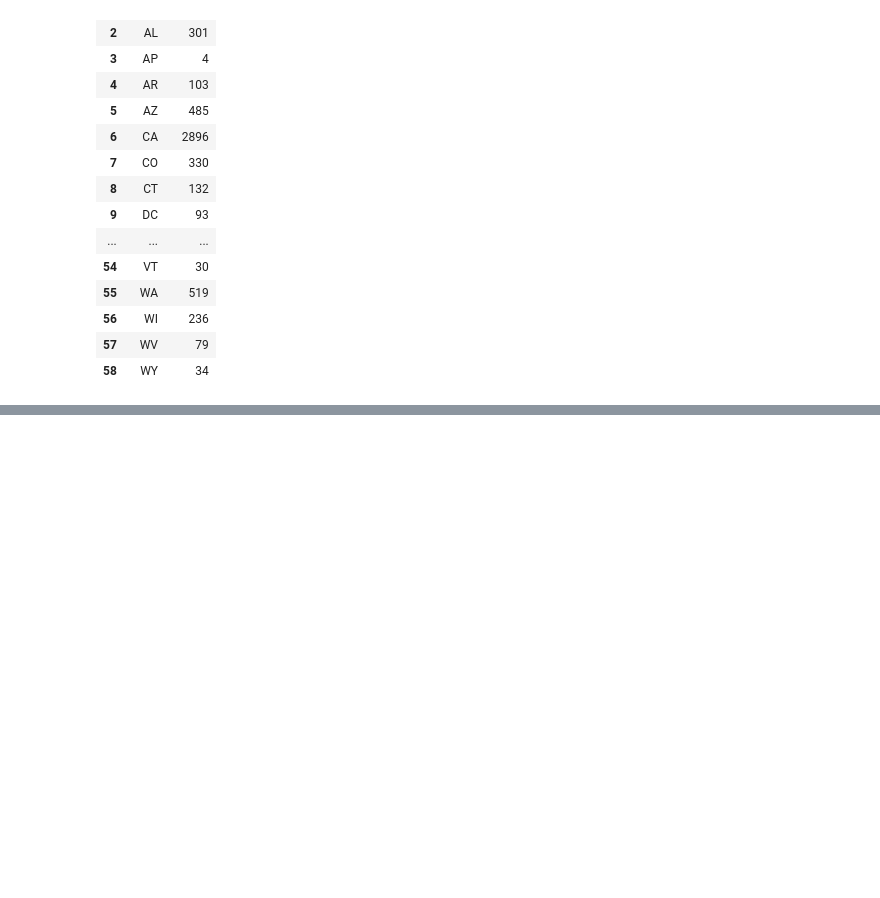
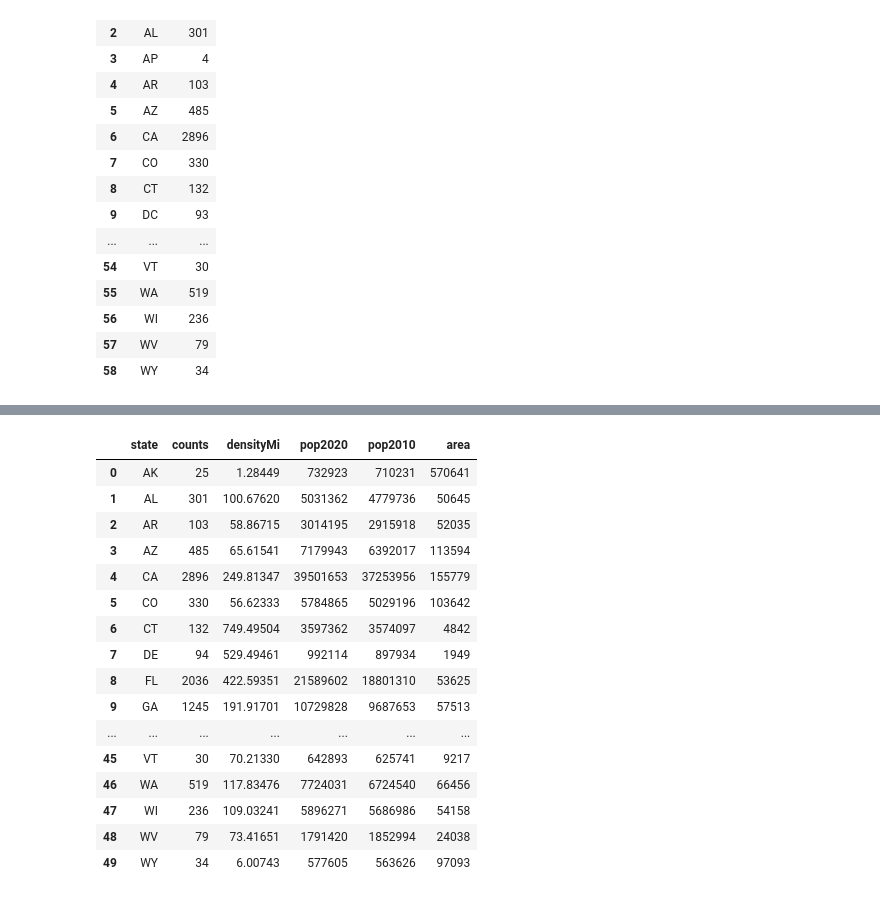
Before and after one commit to Hong-webport/Practicing_with_CFPB_API, a Jupyter notebook: ML_Debt.ipynb, the cells around one changed output, grey strips where cells are left out. Drawn from its saved outputs; the diff is of its cells as text; code cells hidden in the pictures; blank space fills up the shorter version.

```diff
--- a/ML_Debt.ipynb
+++ b/ML_Debt.ipynb
@@ -130,3 +130,29 @@ folium.LayerControl().add_to(map)
 map
 # %% [output]
 [interactive output not drawn]
+# %%
+state_df_extra= pd.read_csv('filter_state.csv')
+state_df_extra=state_df_extra.drop(columns=['Unnamed: 0'])
+# %%
+# mergin state_df_extra with state df
+merged_df_state = pd.merge(state_df, state_df_extra, on = 'state')
+# %%
+merged_df_state
+# %% [output]
+|  | state | counts | densityMi | pop2020 | pop2010 | area |
+| 0 | AK | 25 | 1.28449 | 732923 | 710231 | 570641 |
+| 1 | AL | 301 | 100.67620 | 5031362 | 4779736 | 50645 |
+| 2 | AR | 103 | 58.86715 | 3014195 | 2915918 | 52035 |
+| 3 | AZ | 485 | 65.61541 | 7179943 | 6392017 | 113594 |
+| 4 | CA | 2896 | 249.81347 | 39501653 | 37253956 | 155779 |
+| 5 | CO | 330 | 56.62333 | 5784865 | 5029196 | 103642 |
+| 6 | CT | 132 | 749.49504 | 3597362 | 3574097 | 4842 |
+| 7 | DE | 94 | 529.49461 | 992114 | 897934 | 1949 |
+| 8 | FL | 2036 | 422.59351 | 21589602 | 18801310 | 53625 |
+| 9 | GA | 1245 | 191.91701 | 10729828 | 9687653 | 57513 |
+| ... | ... | ... | ... | ... | ... | ... |
+| 45 | VT | 30 | 70.21330 | 642893 | 625741 | 9217 |
+| 46 | WA | 519 | 117.83476 | 7724031 | 6724540 | 66456 |
+| 47 | WI | 236 | 109.03241 | 5896271 | 5686986 | 54158 |
+| 48 | WV | 79 | 73.41651 | 1791420 | 1852994 | 24038 |
+| 49 | WY | 34 | 6.00743 | 577605 | 563626 | 97093 |
```
Also changed, not shown: 5 other files.
